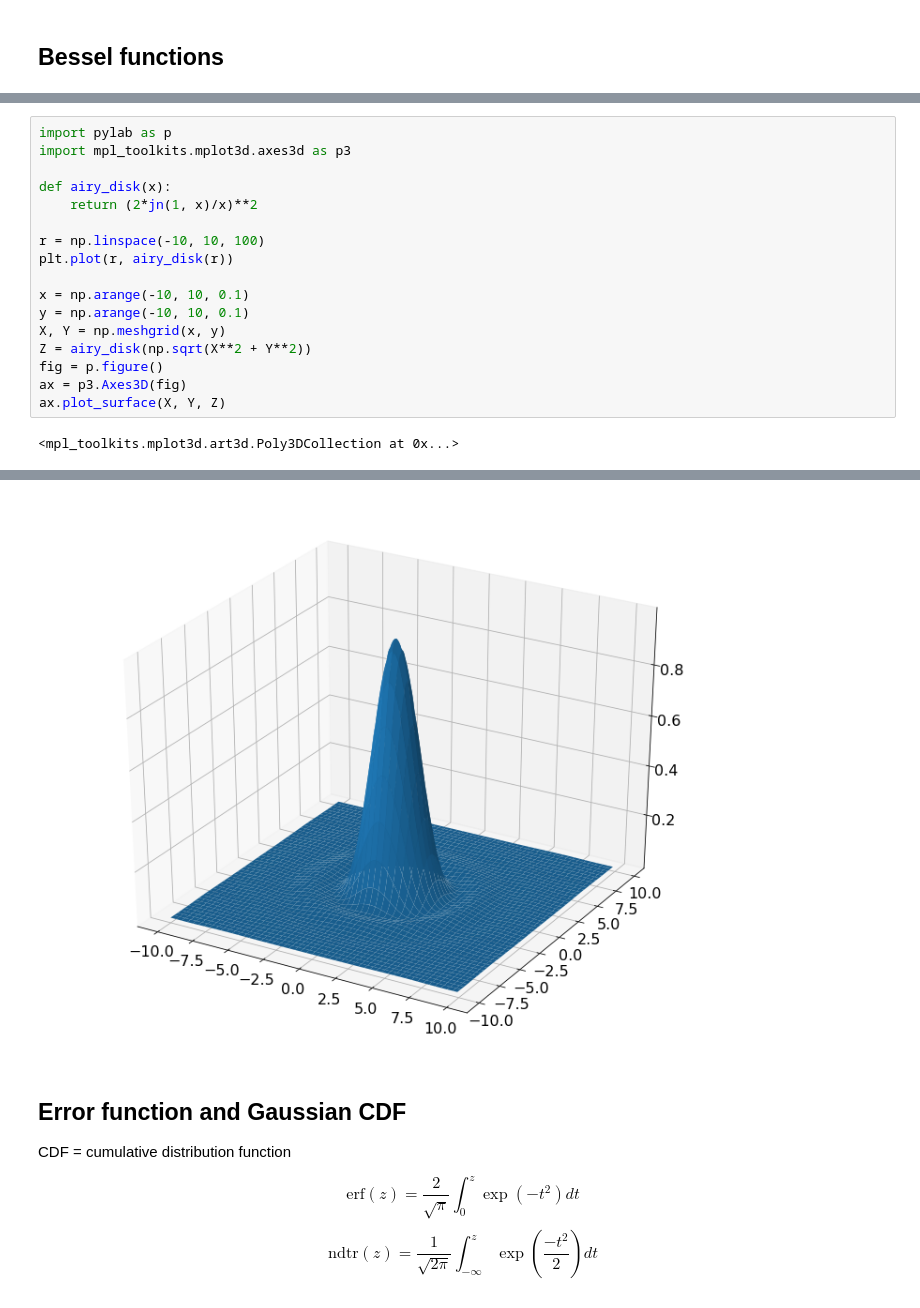
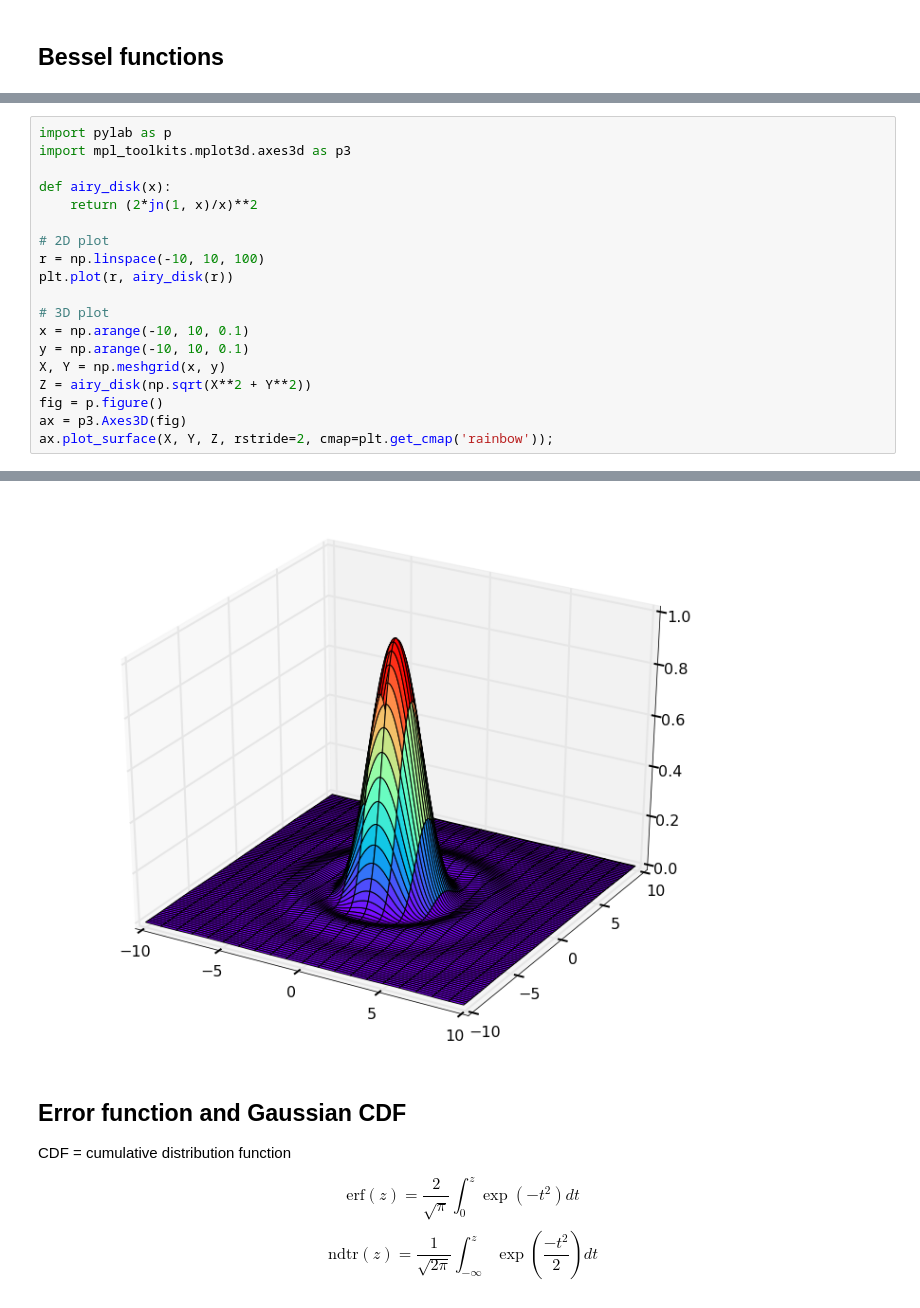
Before and after one commit to Python4AstronomersAndParticlePhysicists/PythonWorkshop-ICE, a Jupyter notebook: notebooks/07_01_scipy.ipynb, the cells around one changed output, grey strips where cells are left out. Cells and saved outputs as stored; diff of their text form.

```diff
--- a/notebooks/07_01_scipy.ipynb
+++ b/notebooks/07_01_scipy.ipynb
@@ -439,15 +533,16 @@ import mpl_toolkits.mplot3d.axes3d as p3
 def airy_disk(x):
     return (2*jn(1, x)/x)**2
 
+# 2D plot
 r = np.linspace(-10, 10, 100)
 plt.plot(r, airy_disk(r))
 
+# 3D plot
 x = np.arange(-10, 10, 0.1)
 y = np.arange(-10, 10, 0.1)
 X, Y = np.meshgrid(x, y)
 Z = airy_disk(np.sqrt(X**2 + Y**2))
 fig = p.figure()
 ax = p3.Axes3D(fig)
-ax.plot_surface(X, Y, Z)
+ax.plot_surface(X, Y, Z, rstride=2, cmap=plt.get_cmap('rainbow'));
 # %% [output]
-<mpl_toolkits.mplot3d.art3d.Poly3DCollection at 0x...>
@@ -455,4 +550,4 @@ ax.plot_surface(X, Y, Z)
-[figure, old version]
+[figure, new version]
 # %% [markdown]
 <a id=erf></a>
 ## Error function and Gaussian CDF
```
Also changed, not shown: parts of 37 cells of this notebook.
